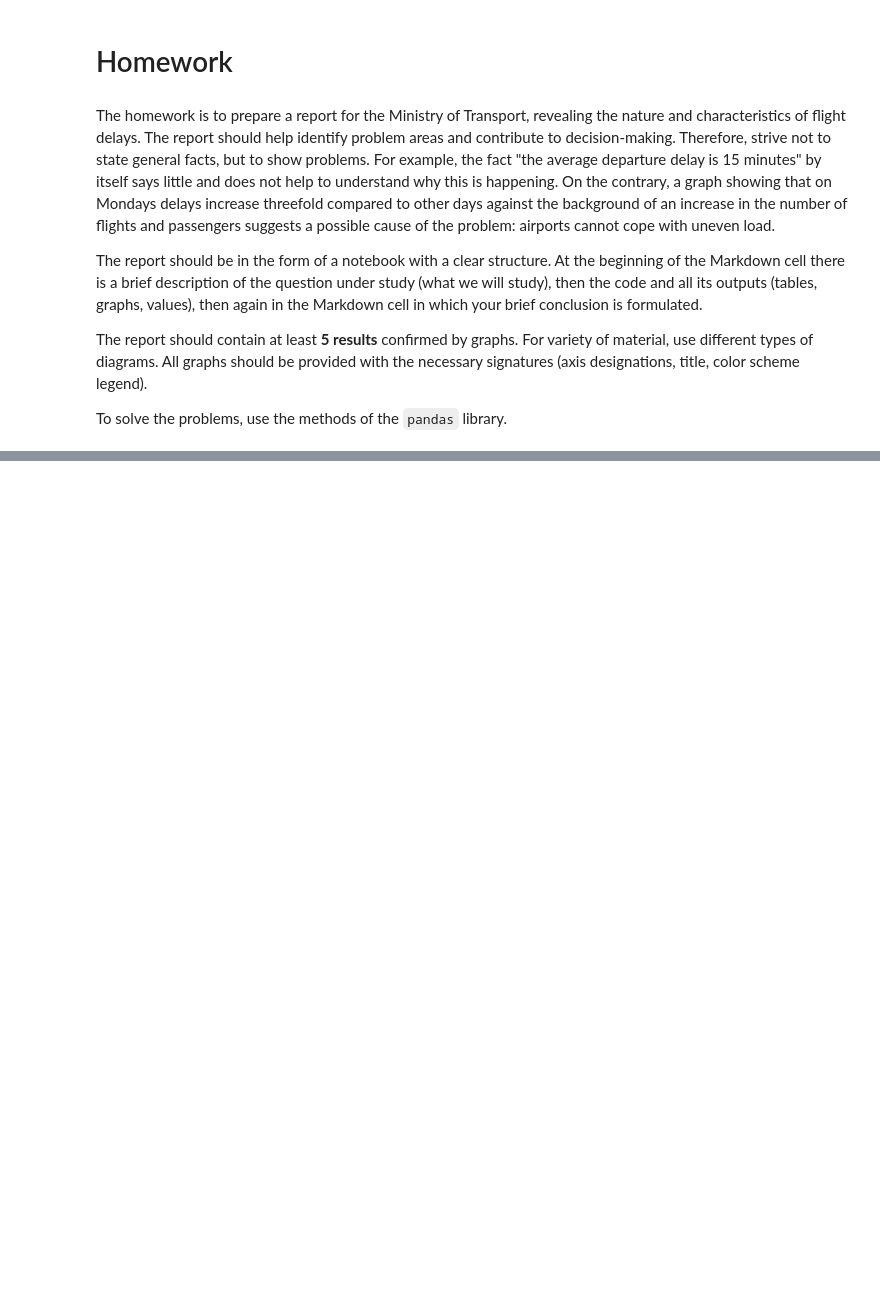
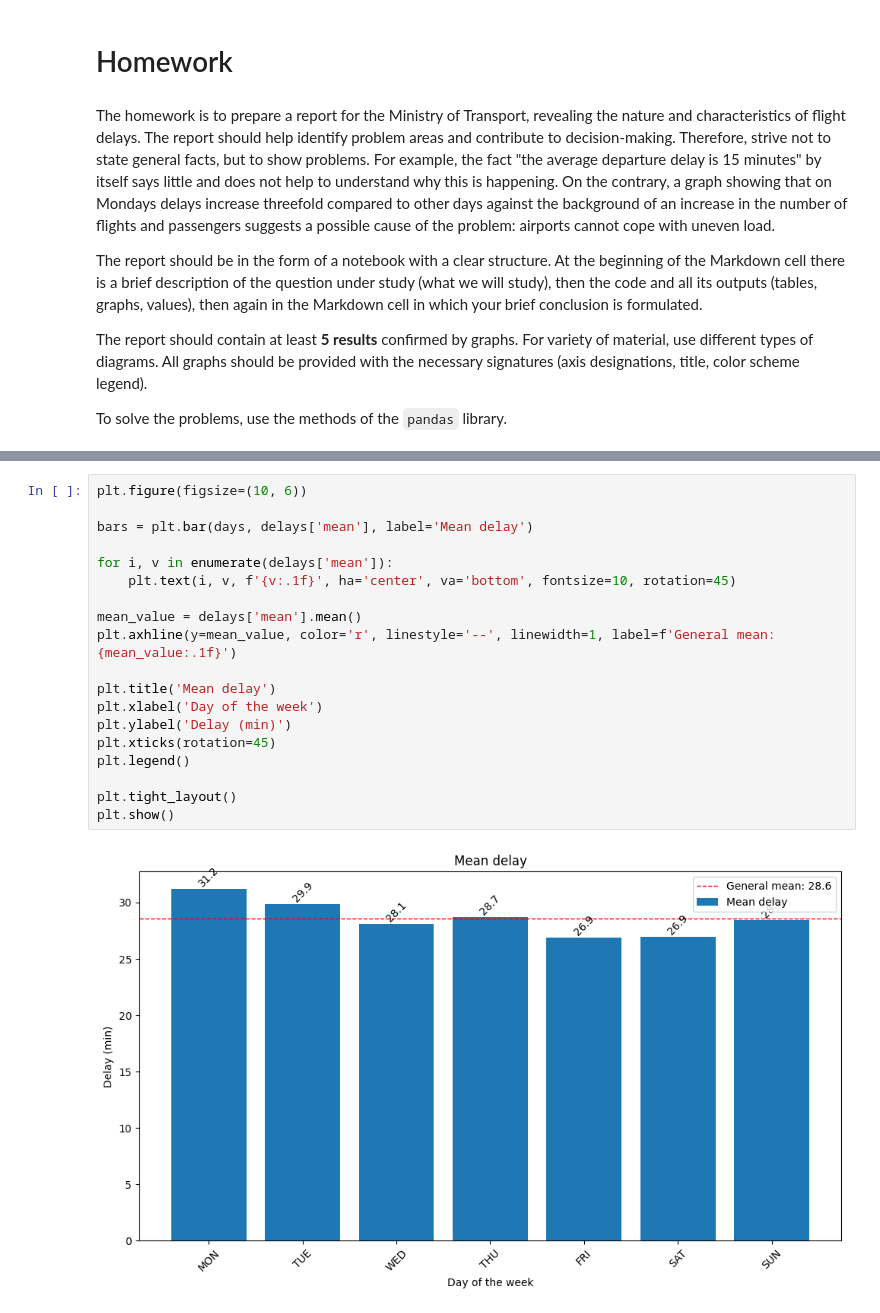
Before and after one commit to serovks/StatPrak_6sem, a Jupyter notebook: hw4.ipynb, the cells around one changed output, grey strips where cells are left out. Drawn from its saved outputs; the diff is of its cells as text; blank space fills up the shorter version.

```diff
--- a/hw4.ipynb
+++ b/hw4.ipynb
@@ -217,0 +150,21 @@ plt.show()
+# %%
+plt.figure(figsize=(10, 6))
+
+bars = plt.bar(days, delays['mean'], label='Mean delay')
+
+for i, v in enumerate(delays['mean']):
+    plt.text(i, v, f'{v:.1f}', ha='center', va='bottom', fontsize=10, rotation=45)
+
+mean_value = delays['mean'].mean()
+plt.axhline(y=mean_value, color='r', linestyle='--', linewidth=1, label=f'General mean: {mean_value:.1f}')
+
+plt.title('Mean delay')
+plt.xlabel('Day of the week')
+plt.ylabel('Delay (min)')
+plt.xticks(rotation=45)
+plt.legend()
+
+plt.tight_layout()
+plt.show()
+# %% [output]
+[figure, added]
```
Also changed, not shown: parts of 47 cells of this notebook.
